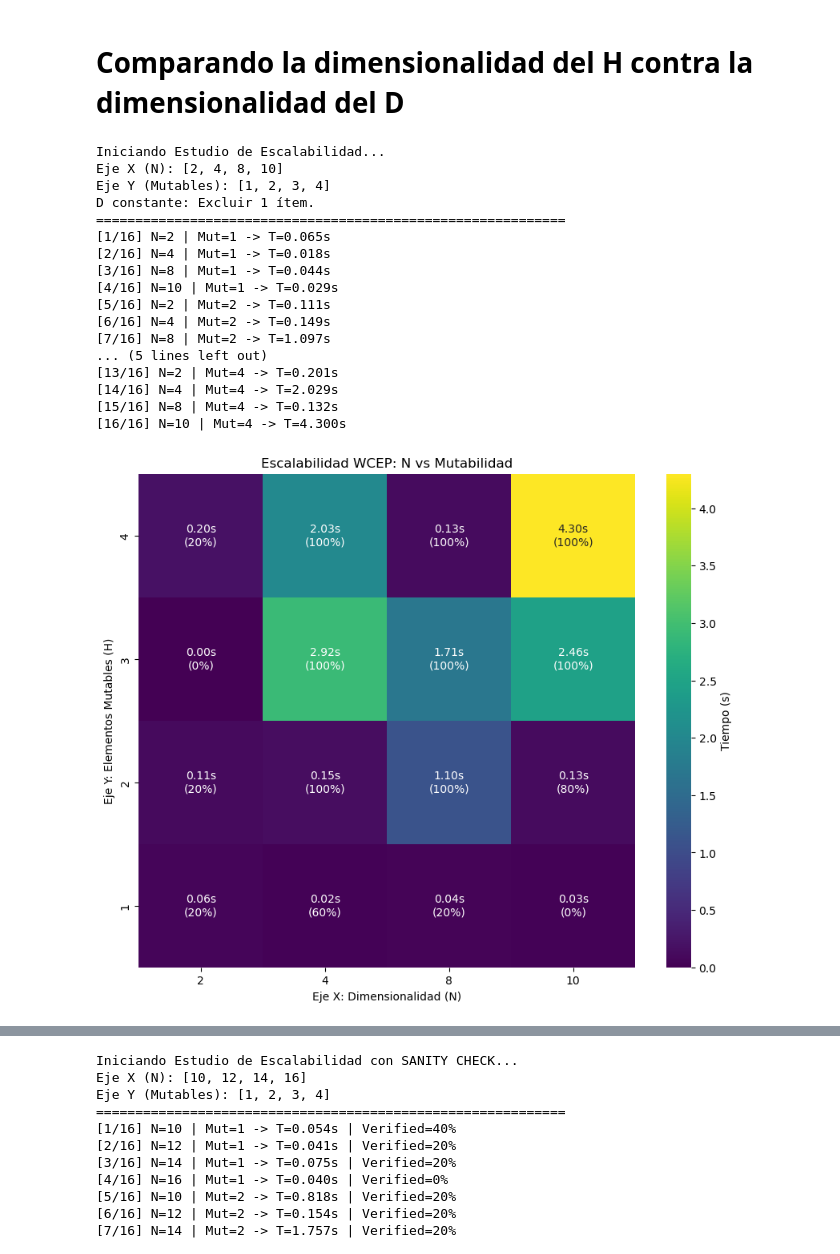
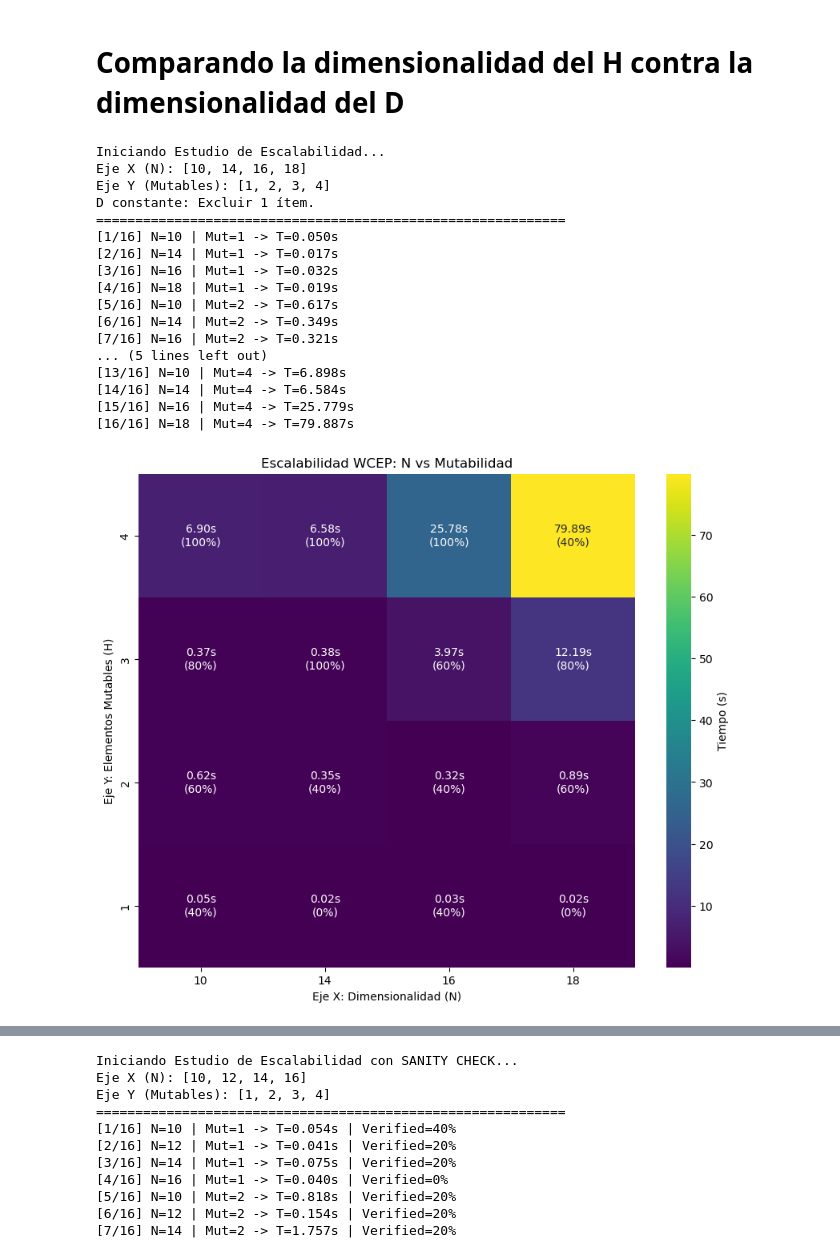
Before and after one commit to TomasStevenson/Counterfactual-Explanations-for-optimization-problems, a Jupyter notebook: Algo_Linear/WCEP_knapsack.ipynb, the cells around one changed output, grey strips where cells are left out. Saved outputs shown, nothing was run; the diff lists cells and outputs as text; code cells hidden in the pictures.

```diff
--- a/Algo_Linear/WCEP_knapsack.ipynb
+++ b/Algo_Linear/WCEP_knapsack.ipynb
@@ -919,7 +919,7 @@ def solve_wcep_matrix(c_hat, a_hat, b_hat, target_indices, mutable_indices):
 # 3. EXPERIMENTO: ESCALABILIDAD (N vs Mutabilidad)
 # =========================================================
 # EJE X: Dimensionalidad N
-RANGES_X_N = [2, 4, 8, 10]
+RANGES_X_N = [10, 14, 16, 18]
 
 # EJE Y: Cantidad de Mutables
 RANGES_Y_MUT = [1, 2, 3, 4]
@@ -1018,43 +1018,43 @@ fig = plt.figure(figsize=(12, 8))
 ax = fig.add_subplot(111, projection='3d')
 
 X_m, Y_m = np.meshgrid(range(len(RANGES_X_N)), range(len(RANGES_Y_MUT)))
 X_flat = X_m.flatten()
 Y_flat = Y_m.flatten()
 Z_flat = np.zeros_like(X_flat)
 DX = 0.5 * np.ones_like(Z_flat)
 DY = 0.5 * np.ones_like(Z_flat)
 DZ = time_matrix.flatten()
 
 from matplotlib import cm
 norm = plt.Normalize(DZ.min(), DZ.max())
 colors = cm.viridis(norm(DZ))
 
 ax.bar3d(X_flat, Y_flat, Z_flat, DX, DY, DZ, color=colors, shade=True)
 
 ax.set_xticks(range(len(RANGES_X_N)))
 ax.set_xticklabels(RANGES_X_N)
 ax.set_yticks(range(len(RANGES_Y_MUT)))
 ax.set_yticklabels(RANGES_Y_MUT)
 ax.set_xlabel('Dimensionalidad (N)')
 ax.set_ylabel('Mutables')
 ax.set_zlabel('Tiempo (s)')
 plt.show()
 # %% [output]
 Iniciando Estudio de Escalabilidad...
-Eje X (N): [2, 4, 8, 10]
+Eje X (N): [10, 14, 16, 18]
 Eje Y (Mutables): [1, 2, 3, 4]
 D constante: Excluir 1 ítem.
 ============================================================
-[1/16] N=2 | Mut=1 -> T=0.065s
-[2/16] N=4 | Mut=1 -> T=0.018s
-[3/16] N=8 | Mut=1 -> T=0.044s
-[4/16] N=10 | Mut=1 -> T=0.029s
-[5/16] N=2 | Mut=2 -> T=0.111s
-[6/16] N=4 | Mut=2 -> T=0.149s
-[7/16] N=8 | Mut=2 -> T=1.097s
+[1/16] N=10 | Mut=1 -> T=0.050s
+[2/16] N=14 | Mut=1 -> T=0.017s
+[3/16] N=16 | Mut=1 -> T=0.032s
+[4/16] N=18 | Mut=1 -> T=0.019s
+[5/16] N=10 | Mut=2 -> T=0.617s
+[6/16] N=14 | Mut=2 -> T=0.349s
+[7/16] N=16 | Mut=2 -> T=0.321s
 ... (5 lines left out)
-[13/16] N=2 | Mut=4 -> T=0.201s
-[14/16] N=4 | Mut=4 -> T=2.029s
-[15/16] N=8 | Mut=4 -> T=0.132s
-[16/16] N=10 | Mut=4 -> T=4.300s
+[13/16] N=10 | Mut=4 -> T=6.898s
+[14/16] N=14 | Mut=4 -> T=6.584s
+[15/16] N=16 | Mut=4 -> T=25.779s
+[16/16] N=18 | Mut=4 -> T=79.887s
-[figure, old version]
+[figure, new version]
```
Also changed, not shown: parts of 11 cells of this notebook.
